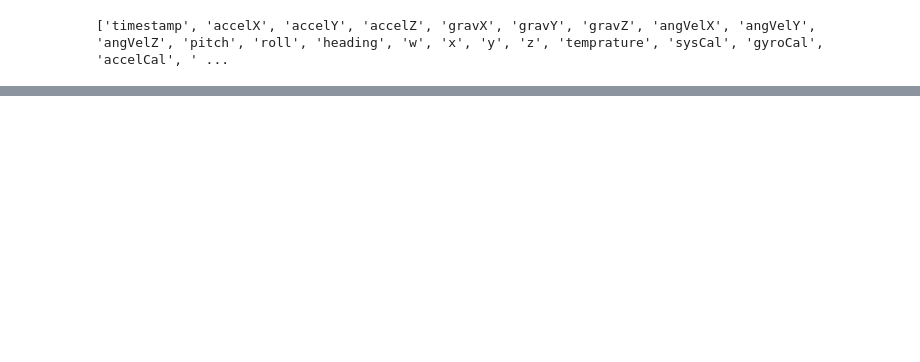
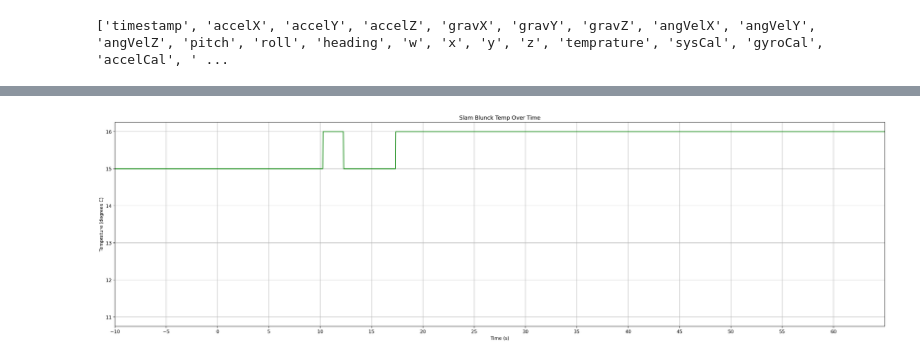
Before and after one commit to feenix1/SlamBlunckIMU, a Jupyter notebook: analysis/analysis.ipynb, the cells around one changed output, grey strips where cells are left out. Saved outputs shown, nothing was run; the diff lists cells and outputs as text; code cells hidden in the pictures; blank space fills up the shorter version.

```diff
--- a/analysis/analysis.ipynb
+++ b/analysis/analysis.ipynb
@@ -34,0 +57,22 @@ plt.grid()
+# %%
+# rocket was largely vertical during launch, so we can use z-acceleration as a proxy for overall acceleration
+# plot z-acceleration over time (values element 0 is time, element 3 is z-acceleration)
+
+import matplotlib.pyplot as plt
+
+time = [(float(row[0]) / 1000) - 109.8 for row in values]
+net_z_acceleration = [(float(row[17])) for row in values]
+
+plt.figure(figsize=(30, 8), dpi=200)
+
+plt.plot(time, net_z_acceleration, color='green')
+plt.xlim(-10, 65)
+plt.xticks(range(-10, 65, 5))
+
+plt.xlabel('Time (s)')
+plt.ylabel('Temprature (degrees C)')
+plt.title('Slam Blunck Temp Over Time')
+
+plt.grid()
+# %% [output]
+[figure, added]
```
Also changed, not shown: parts of 2 cells of this notebook.
